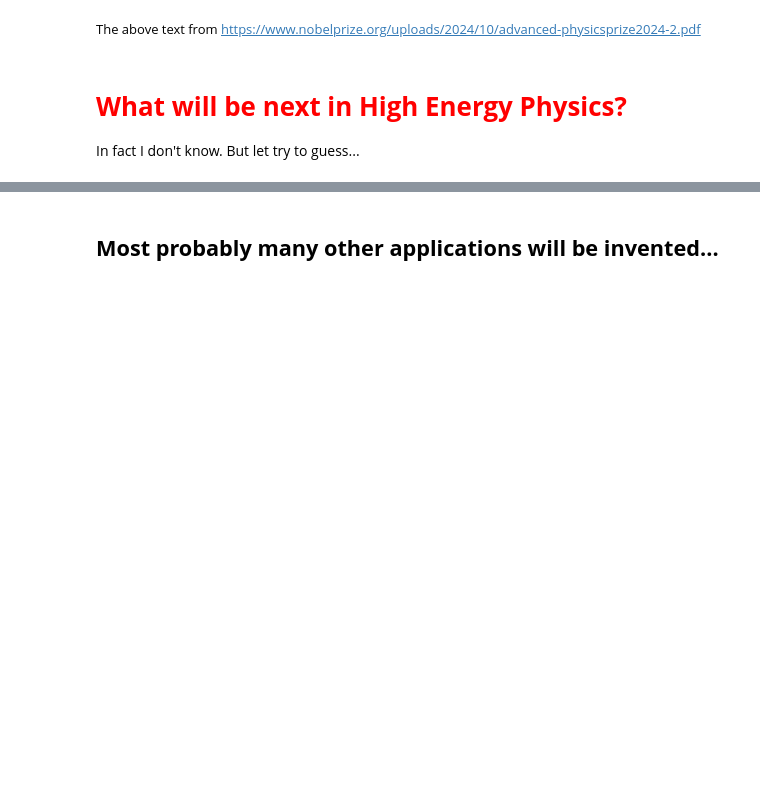
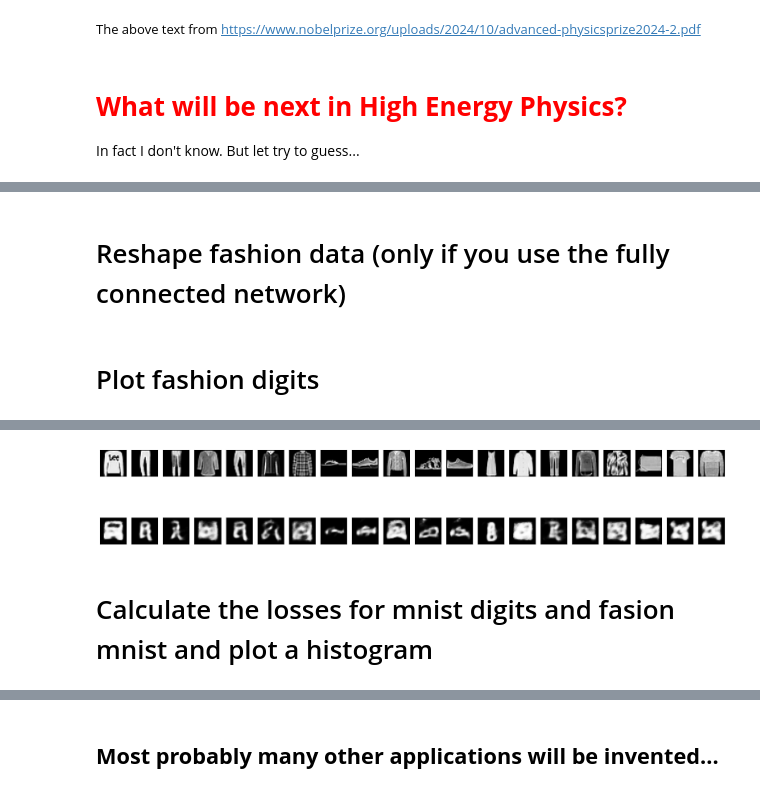
Before and after one commit to marcinwolter/Seminars, a Jupyter notebook: NeuralNets_2026_05_12.ipynb, the cells around one changed output, grey strips where cells are left out. Cells and saved outputs as stored; diff of their text form; code cells hidden in the pictures; blank space fills up the shorter version.

```diff
--- a/NeuralNets_2026_05_12.ipynb
+++ b/NeuralNets_2026_05_12.ipynb
@@ -1656,0 +1912,5 @@ Finding particle tracks in HEP experiments using Graph Neural Networks GNNs.
+# %%
+(xf_train, yf_train), (xf_test, yf_test) = fashion_mnist.load_data()
+
+xf_train = xf_train / 255.
+xf_test = xf_test / 255.
@@ -1656,0 +1926,28 @@ Finding particle tracks in HEP experiments using Graph Neural Networks GNNs.
+# %% [markdown]
+# Reshape fashion data (only if you use the fully connected network)
+# %%
+xf_train = xf_train.reshape((xf_train.shape[0], -1))
+xf_test = xf_test.reshape((xf_test.shape[0], -1))
+# %% [markdown]
+# Plot fashion digits
+# %%
+fashion_decoded_imgs = autoencoder.predict(xf_test)
+
+n = 20
+plt.figure(figsize=(20, 4))
+for i in range(1, n + 1):
+    # Display original
+    ax = plt.subplot(2, n, i)
+    plt.imshow(xf_test[i].reshape(28, 28))
+    plt.gray()
+    ax.get_xaxis().set_visible(False)
+    ax.get_yaxis().set_visible(False)
+
+    # Display reconstruction
+    ax = plt.subplot(2, n, i + n)
+    plt.imshow(fashion_decoded_imgs[i].reshape(28, 28))
+    plt.gray()
+    ax.get_xaxis().set_visible(False)
+    ax.get_yaxis().set_visible(False)
+plt.show()
+# %% [output]
@@ -1656,0 +1955,3 @@ Finding particle tracks in HEP experiments using Graph Neural Networks GNNs.
+[figure, added]
+# %% [markdown]
+# Calculate the losses for mnist digits and fasion mnist and plot a histogram
```
Also changed, not shown: parts of 48 cells of this notebook.
